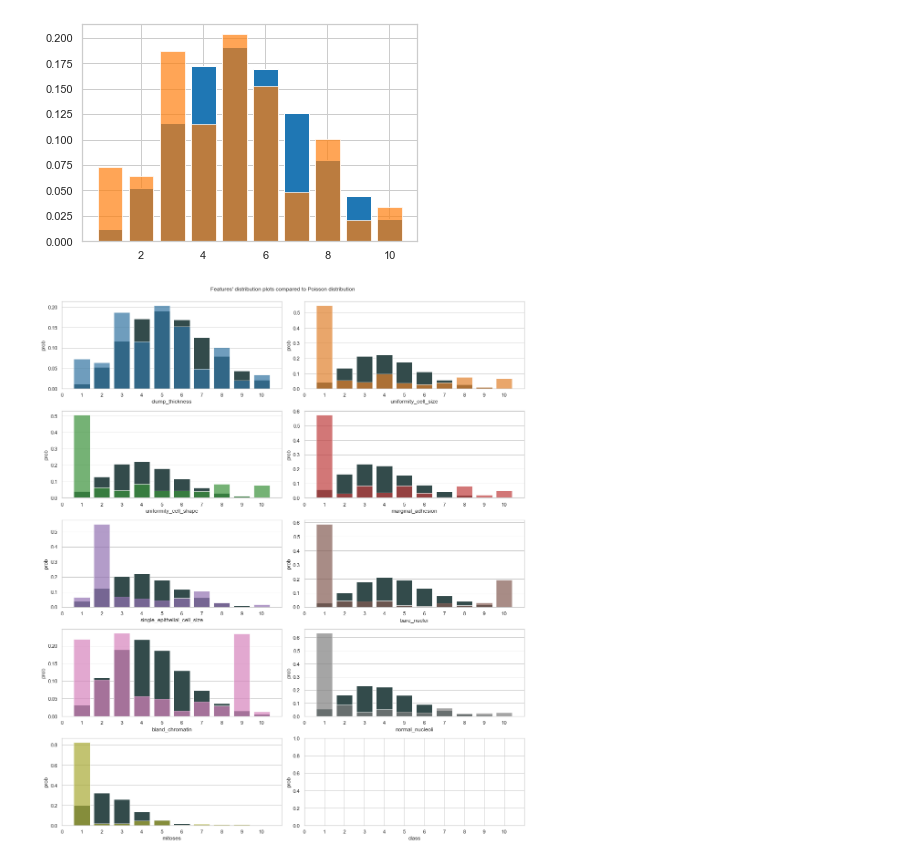
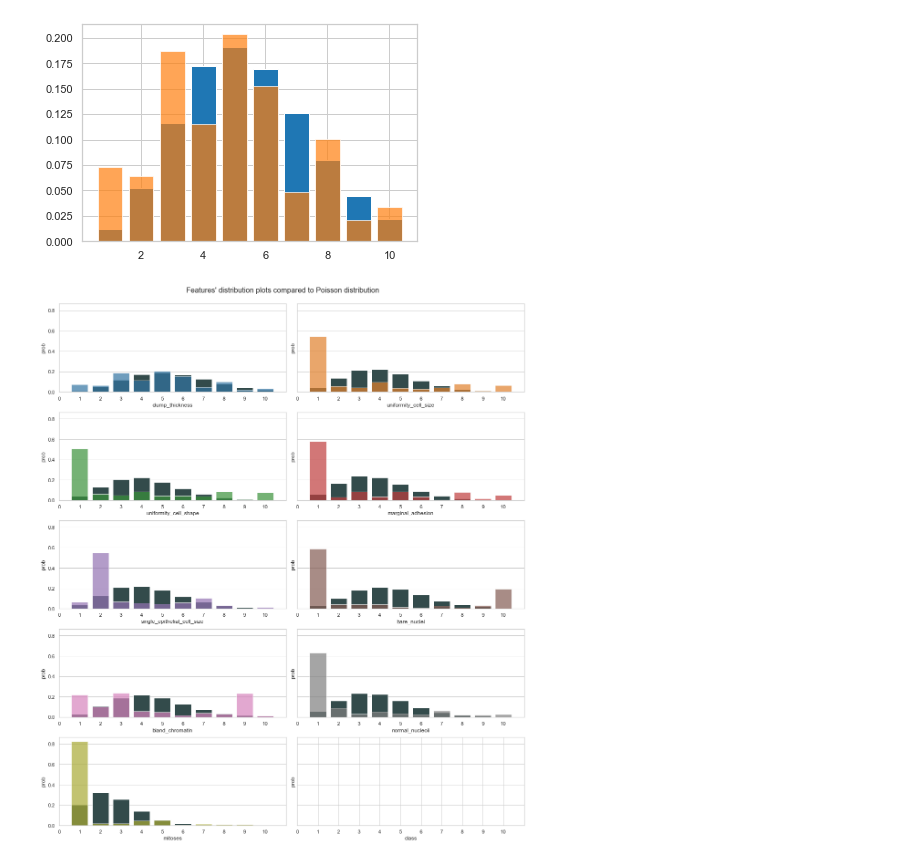
Before and after one commit to rromang/breast_cancer_classification, a Jupyter notebook: notebooks/initial.ipynb, the cells around one changed output. Saved outputs shown, nothing was run; the diff lists cells and outputs as text; code cells hidden in the pictures.

```diff
--- a/notebooks/initial.ipynb
+++ b/notebooks/initial.ipynb
@@ -565,9 +572,9 @@ plt.show()
 #create multiple subplots to see the cumulative distribution for each feature
 #----------------------------------------------
 fig, axs = plt.subplots(5,2,\
-    figsize=(15,17),sharey=False, sharex=False)
+    figsize=(15,17),sharey=True, sharex=False)
 plt.subplots_adjust(wspace = 0.2, hspace = 0.2)
-plt.suptitle("Features' distribution plots compared to Poisson distribution", y=1)
+plt.suptitle("Features' distribution plots compared to Poisson distribution", y=1, fontsize=16)
 # plt.setp(axs, xlim=(0,10), ylim=(0,0.75), xticks=list(range(0,11)))
 ((ax1, ax2), (ax3, ax4), (ax5, ax6), (ax7, ax8), (ax9, ax10))=axs
 
@@ -577,31 +584,31 @@ ax_lst = list(tuple(chain.from_iterable(axs)))
 
 colors = ['tab:blue','tab:orange','tab:green','tab:red','tab:purple','tab:brown',\
     'tab:pink','tab:gray','tab:olive','tab:cyan']
 
 
 for i in range(len(names[:9])):
     np.random.seed(42)
     #created random integers from 1-10
     x = np.random.randint(1,11,size=680)
     # print(x)
 
     y = poisson.pmf(x, mu=df_dropped[names[i]].mean(), loc=1)
     sns.barplot(x=x, y=y, ax=ax_lst[i], ci=None, color='darkslategrey')
     # plt.bar(x, y, color='darkslategrey')
     sns.barplot(x=df_dropped[names[i]].unique(), y=df_dropped[names[i]].value_counts()/len(df_dropped[names[i]]), ax=ax_lst[i], ci=None, color=colors[i], alpha=0.7)
     # plt.bar(,, alpha=0.7, color=colors[i])
     # sns.barplot(x=pmf_df.score, y=pmf_df[names[i]], ax=ax_lst[i], ci=None, color=colors[i])
 
 for i, ax in zip(range(len(names)), axs.flat):
     ax.set(ylabel='prob')
     ax.set(xlabel=names[i])
     ax.set_xlim([-1,10])
     ax.set_xticks(list(range(-1,10)))
     ax.set_xticklabels(list(range(0,11)))
     # ax.set_title(names[i])
 
 plt.tight_layout()
 fig.savefig('../images/exploratory_analysis/poisson_comp_plots.png', bbox_inches='tight',dpi=600)
 plt.show()
 # %% [output]
-[figure, old version]
+[figure, new version]
```
Also changed, not shown: parts of 5 cells of this notebook, 1 other file.
